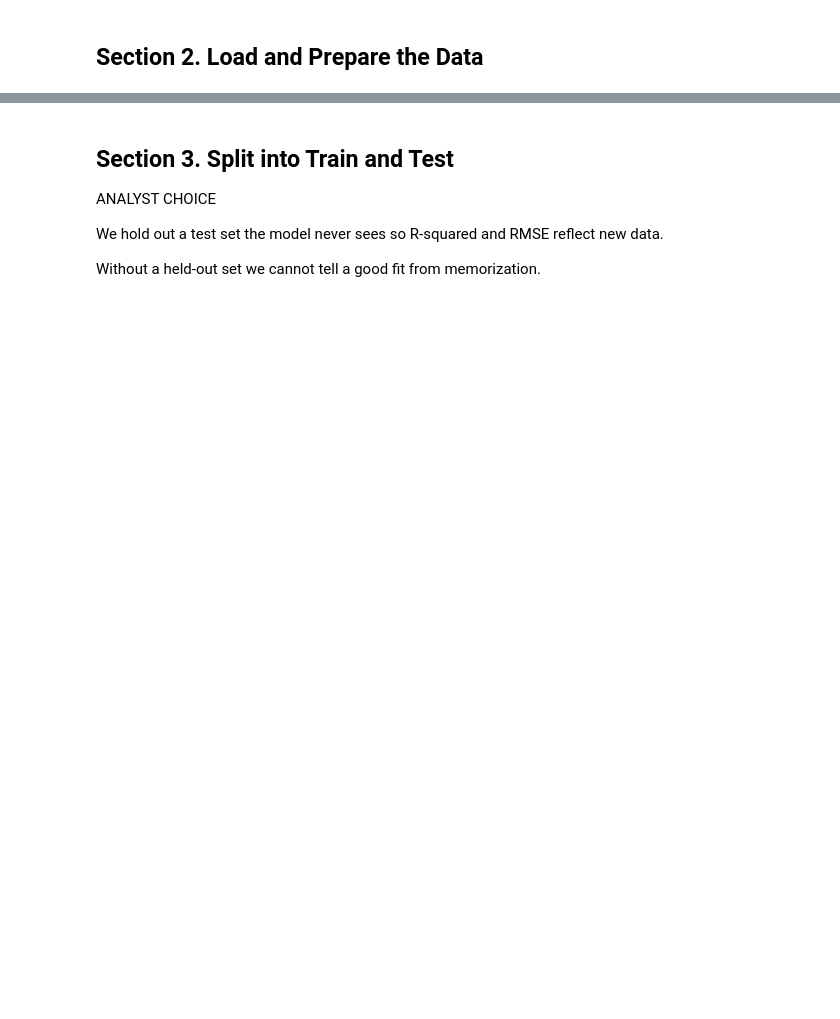
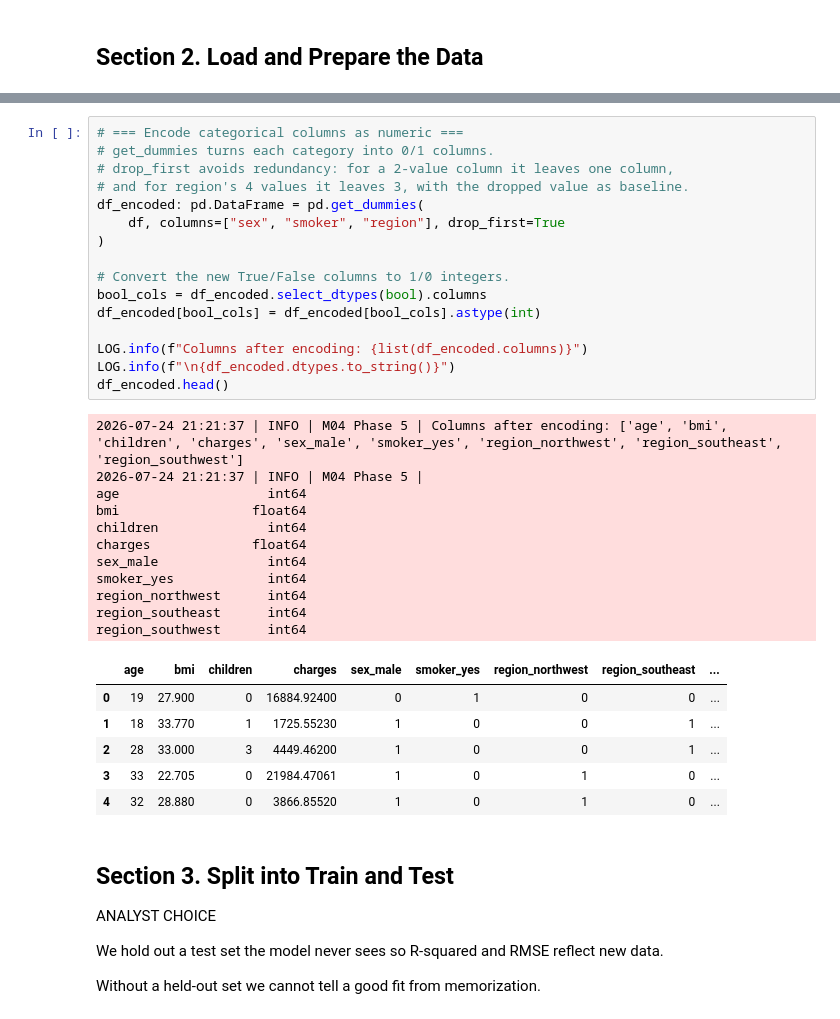
Before and after one commit to gracecode42/ml-04-regression, a Jupyter notebook: notebooks/ml_04_regression_insurance.ipynb, the cells around one changed output, grey strips where cells are left out. Drawn from its saved outputs; the diff is of its cells as text; blank space fills up the shorter version.

```diff
--- a/notebooks/ml_04_regression_insurance.ipynb
+++ b/notebooks/ml_04_regression_insurance.ipynb
@@ -186,3 +174,37 @@ LOG.info(f"Original rows: {df.shape[0]}  Model rows: {df_model.shape[0]}")
+# %%
+# === Encode categorical columns as numeric ===
+# get_dummies turns each category into 0/1 columns.
+# drop_first avoids redundancy: for a 2-value column it leaves one column,
+# and for region's 4 values it leaves 3, with the dropped value as baseline.
+df_encoded: pd.DataFrame = pd.get_dummies(
+    df, columns=["sex", "smoker", "region"], drop_first=True
+)
+
+# Convert the new True/False columns to 1/0 integers.
+bool_cols = df_encoded.select_dtypes(bool).columns
+df_encoded[bool_cols] = df_encoded[bool_cols].astype(int)
+
+LOG.info(f"Columns after encoding: {list(df_encoded.columns)}")
+LOG.info(f"\n{df_encoded.dtypes.to_string()}")
+df_encoded.head()
+# %% [output]
+2026-07-24 21:21:37 | INFO | M04 Phase 5 | Columns after encoding: ['age', 'bmi', 'children', 'charges', 'sex_male', 'smoker_yes', 'region_northwest', 'region_southeast', 'region_southwest']
+2026-07-24 21:21:37 | INFO | M04 Phase 5 |
+age                   int64
+bmi                 float64
+children              int64
+charges             float64
+sex_male              int64
+smoker_yes            int64
+region_northwest      int64
+region_southeast      int64
+region_southwest      int64
+|  | age | bmi | children | charges | sex_male | smoker_yes | region_northwest | region_southeast | ... |
+| 0 | 19 | 27.900 | 0 | 16884.92400 | 0 | 1 | 0 | 0 | ... |
+| 1 | 18 | 33.770 | 1 | 1725.55230 | 1 | 0 | 0 | 1 | ... |
+| 2 | 28 | 33.000 | 3 | 4449.46200 | 1 | 0 | 0 | 1 | ... |
+| 3 | 33 | 22.705 | 0 | 21984.47061 | 1 | 0 | 1 | 0 | ... |
+| 4 | 32 | 28.880 | 0 | 3866.85520 | 1 | 0 | 1 | 0 | ... |
 # %% [markdown]
 ## Section 3. Split into Train and Test
 
```
Also changed, not shown: parts of 34 cells of this notebook, 5 other files.
